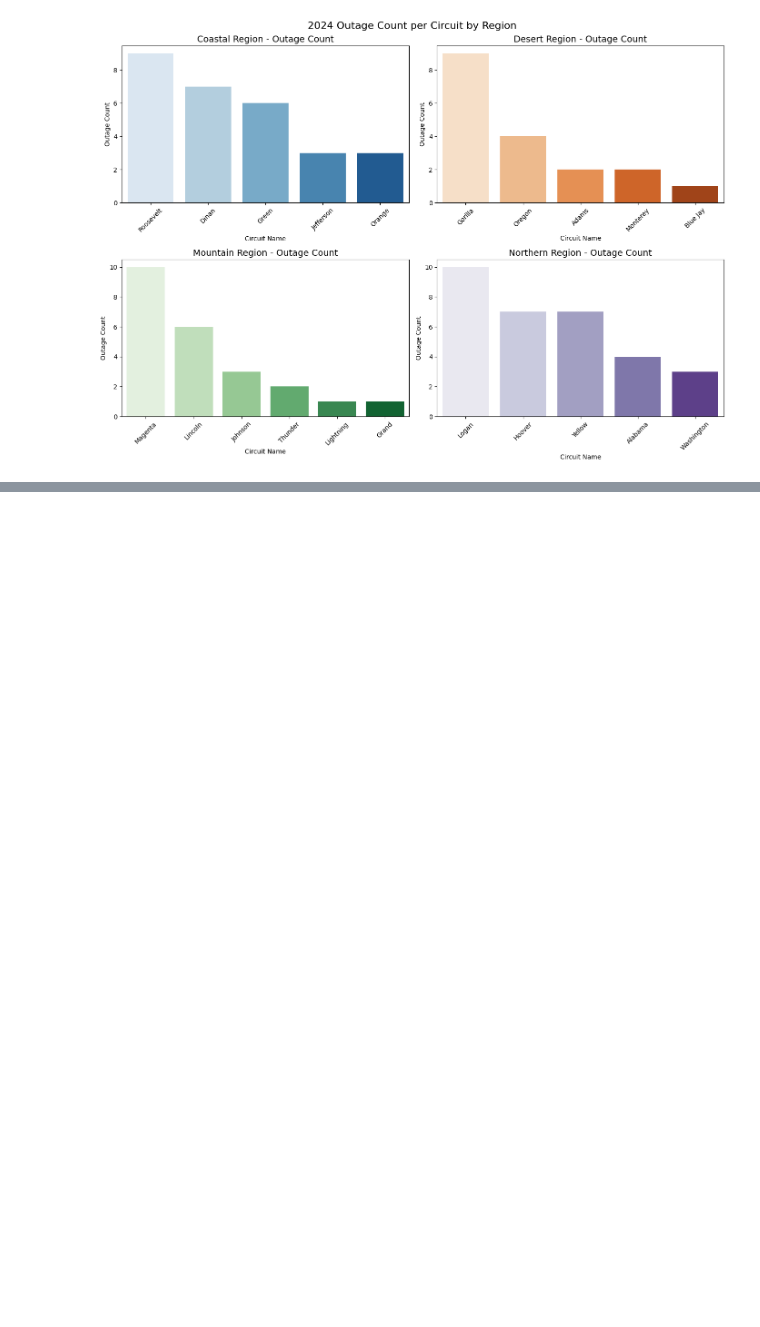
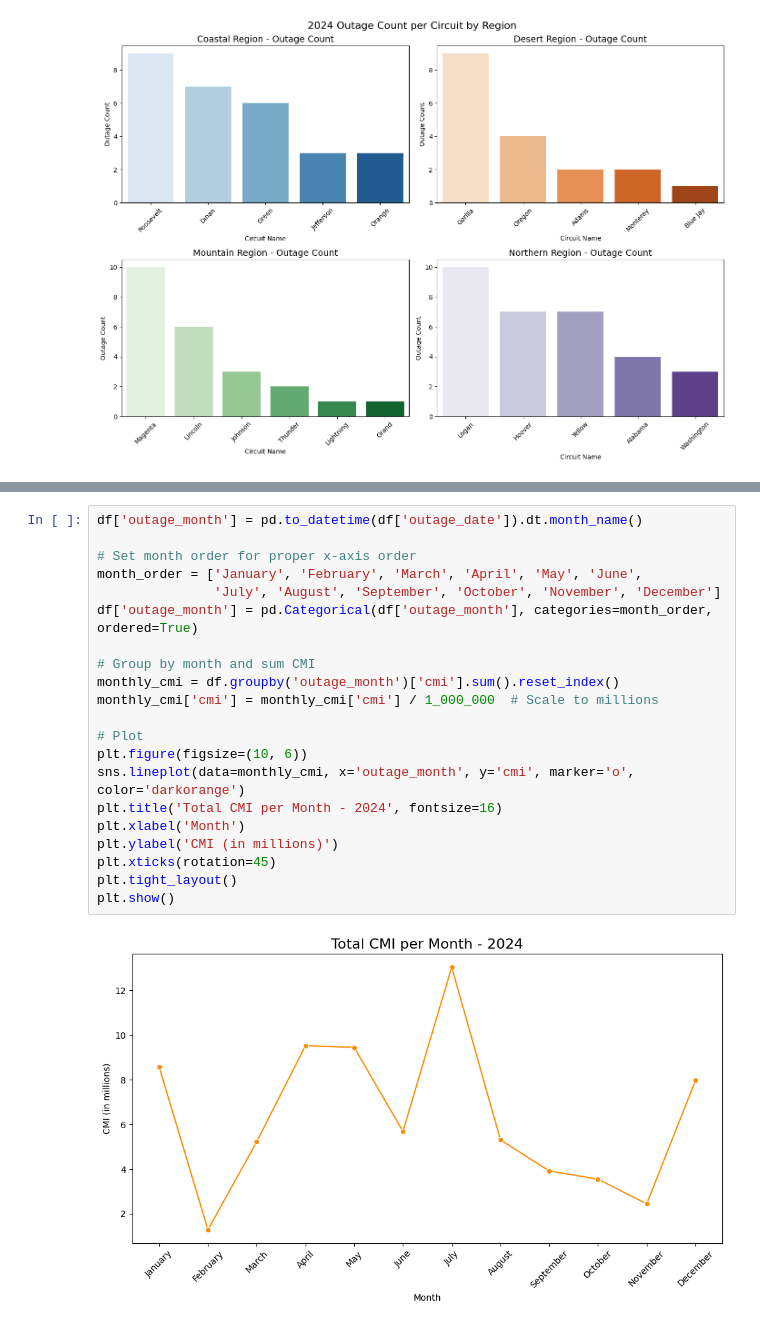
Before and after one commit to GerardoG2/ITC-2025, a Jupyter notebook: circuit-outage-analysis.ipynb, the cells around one changed output, grey strips where cells are left out. Saved outputs shown, nothing was run; the diff lists cells and outputs as text; blank space fills up the shorter version.

```diff
--- a/circuit-outage-analysis.ipynb
+++ b/circuit-outage-analysis.ipynb
@@ -1801,0 +1971,23 @@ Passing `palette` without assigning `hue` is deprecated and will be removed in v
+# %%
+df['outage_month'] = pd.to_datetime(df['outage_date']).dt.month_name()
+
+# Set month order for proper x-axis order
+month_order = ['January', 'February', 'March', 'April', 'May', 'June',
+               'July', 'August', 'September', 'October', 'November', 'December']
+df['outage_month'] = pd.Categorical(df['outage_month'], categories=month_order, ordered=True)
+
+# Group by month and sum CMI
+monthly_cmi = df.groupby('outage_month')['cmi'].sum().reset_index()
+monthly_cmi['cmi'] = monthly_cmi['cmi'] / 1_000_000  # Scale to millions
+
+# Plot
+plt.figure(figsize=(10, 6))
+sns.lineplot(data=monthly_cmi, x='outage_month', y='cmi', marker='o', color='darkorange')
+plt.title('Total CMI per Month - 2024', fontsize=16)
+plt.xlabel('Month')
+plt.ylabel('CMI (in millions)')
+plt.xticks(rotation=45)
+plt.tight_layout()
+plt.show()
+# %% [output]
+[figure, added]
```
Also changed, not shown: parts of 8 cells of this notebook.
